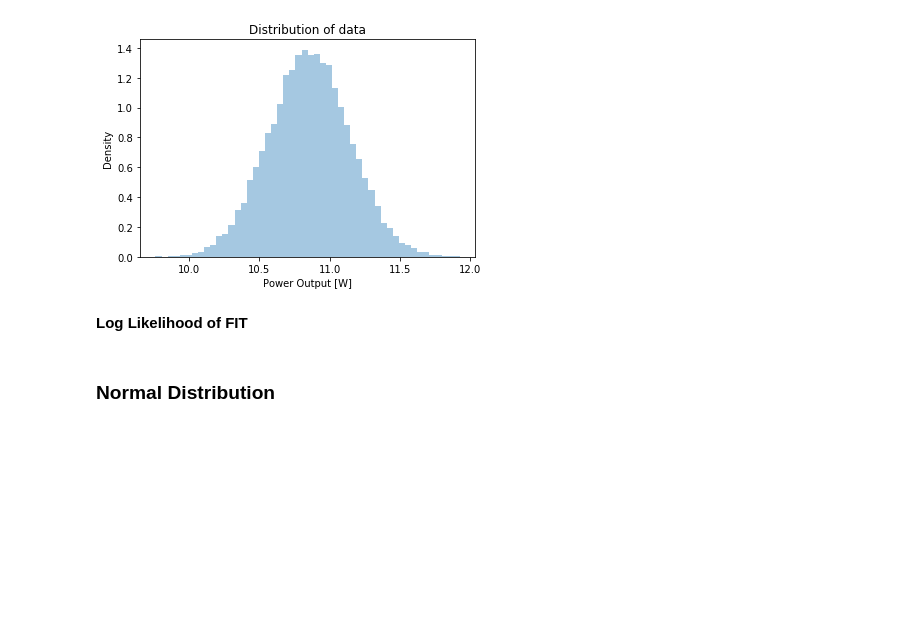
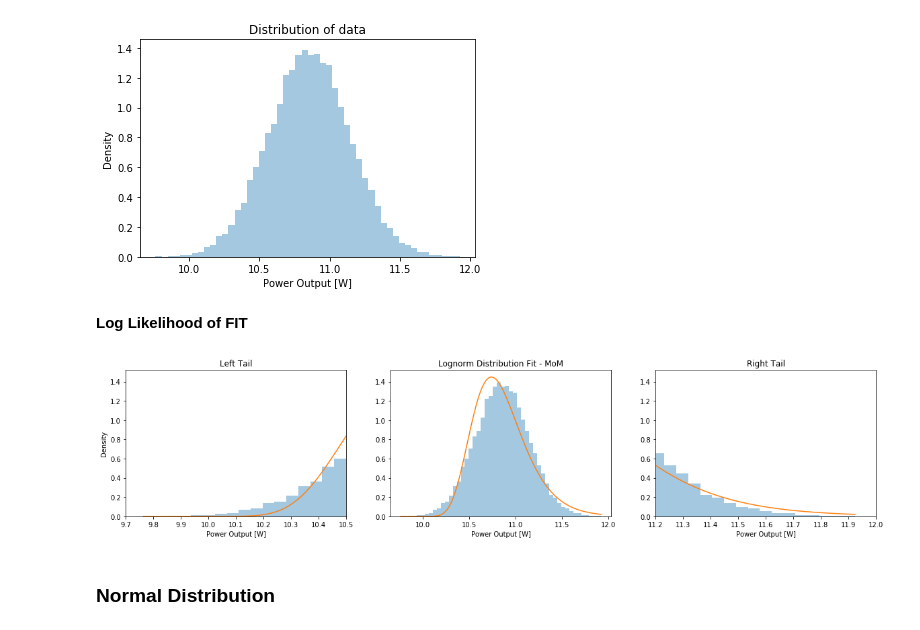
Before and after one commit to oriolgarrobe/Thesis, a Jupyter notebook: Method_of_Moments.ipynb, the cells around one changed output. Drawn from its saved outputs; the diff is of its cells as text; code cells hidden in the pictures; blank space fills up the shorter version.

Commit message:
plots tails

```diff
--- a/Method_of_Moments.ipynb
+++ b/Method_of_Moments.ipynb
@@ -44,6 +44,29 @@ dist_names = ['norm', 'beta', 'gamma', 'lognorm']
 parameters = []
 # %% [markdown]
 **Log Likelihood of FIT**
+# %%
+fig, (ax1, ax2, ax3) = plt.subplots(1, 3, figsize=(20,4))
+# Central Plot - Full Distribution
+normal_fit = sns.distplot(a = simulation, kde = False, norm_hist=True, axlabel='Power Output [W]',  ax=ax2)
+ax2.plot(simulation, scipy.stats.lognorm.pdf(simulation, *params_lognorm))
+normal_fit.set_title('Lognorm Distribution Fit - MoM')
+
+# Left Plot - Left Tail
+left_tail = sns.distplot(a = simulation, kde = False, norm_hist=True, axlabel='Power Output [W]',  ax=ax1)
+ax1.plot(simulation, scipy.stats.lognorm.pdf(simulation, *params_lognorm))
+left_tail.set_title('Left Tail')
+left_tail.set_ylabel('Density')
+ax1.set_xlim([9.7, 10.5])
+
+# Right Plot - Right Tail
+right_tail = sns.distplot(a = simulation, kde = False, norm_hist=True, axlabel='Power Output [W]',  ax=ax3)
+ax3.plot(simulation, scipy.stats.lognorm.pdf(simulation, *params_lognorm))
+right_tail.set_title('Right Tail')
+ax3.set_xlim([11.2, 12])
+plt.savefig('Data/Plots/MoM_lognorm.png')
+plt.show()
+# %% [output]
+[figure, added]
 # %% [markdown]
 ### Normal Distribution
 # %%
```
Also changed, not shown: 8 other files.
